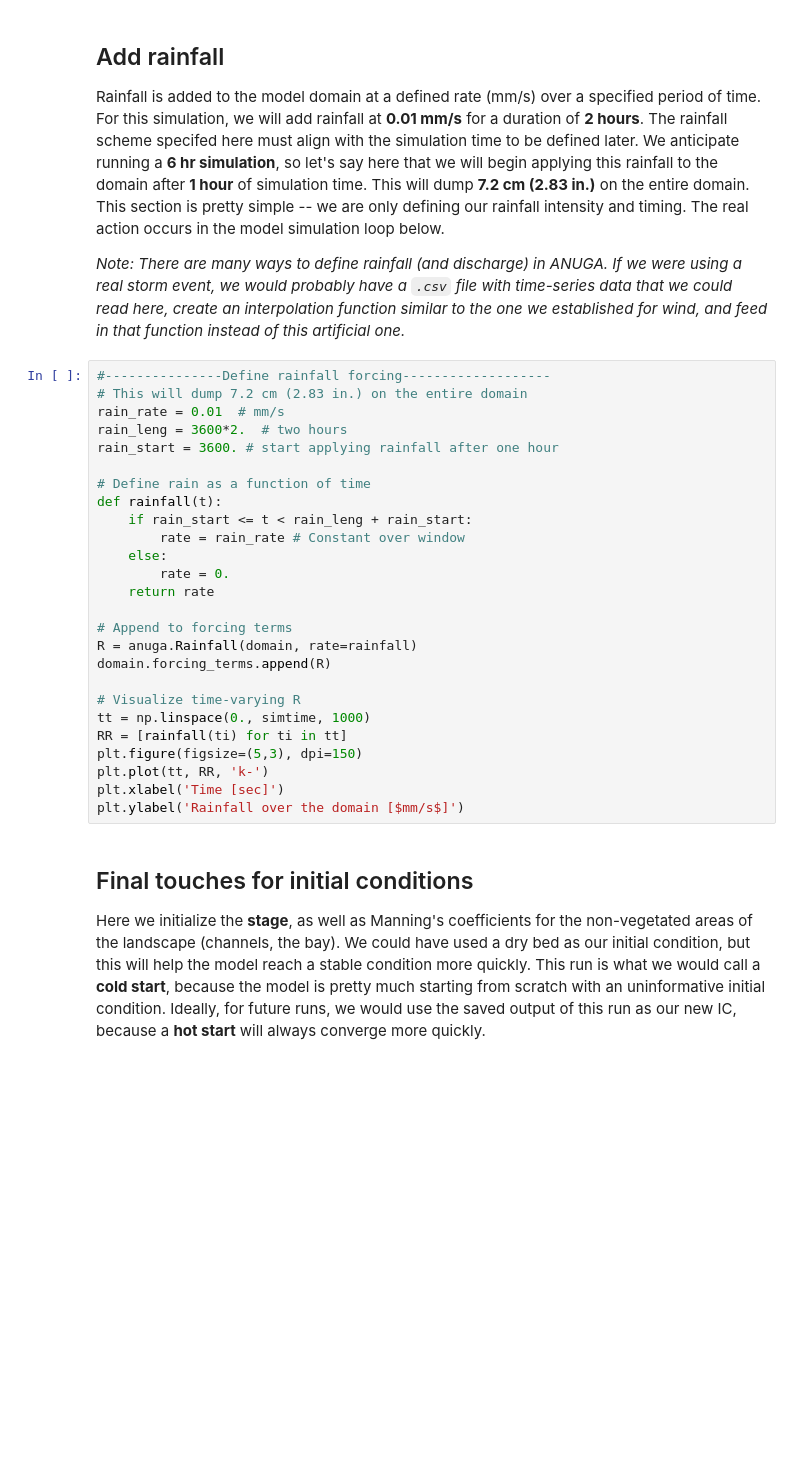
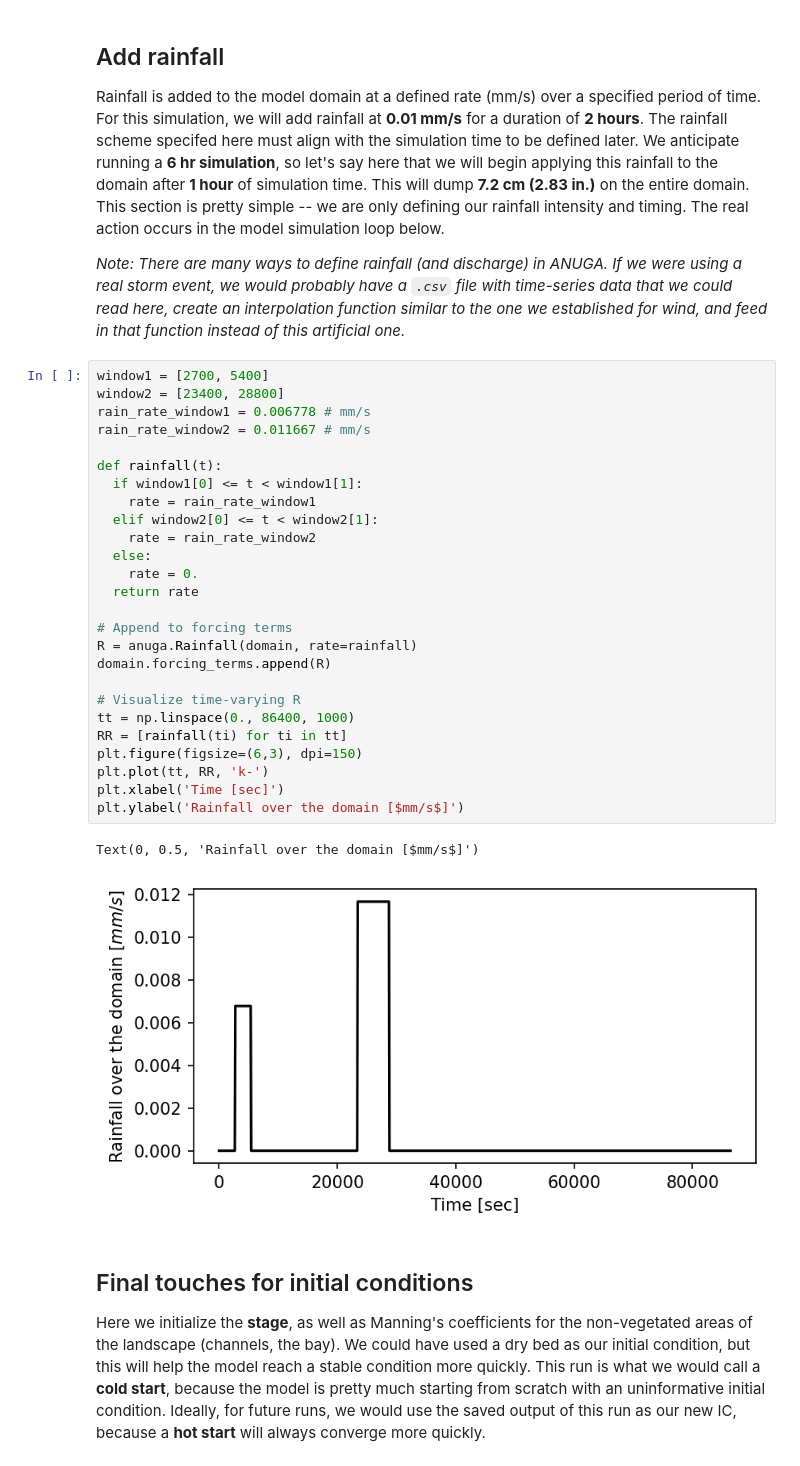
Before and after one commit to suzanatimilsina/ANUGA_OnionCreek_Tutorial, a Jupyter notebook: notebooks/notebook1.ipynb, the cells around one changed output. Drawn from its saved outputs; the diff is of its cells as text; blank space fills up the shorter version.

```diff
--- a/notebooks/notebook1.ipynb
+++ b/notebooks/notebook1.ipynb
@@ -211,31 +296,34 @@ Rainfall is added to the model domain at a defined rate (mm/s) over a specified
 
 *Note: There are many ways to define rainfall (and discharge) in ANUGA. If we were using a real storm event, we would probably have a `.csv` file with time-series data that we could read here, create an interpolation function similar to the one we established for wind, and feed in that function instead of this artificial one.*
 # %%
-#---------------Define rainfall forcing-------------------
-# This will dump 7.2 cm (2.83 in.) on the entire domain
-rain_rate = 0.01  # mm/s
-rain_leng = 3600*2.  # two hours
-rain_start = 3600. # start applying rainfall after one hour
+window1 = [2700, 5400]
+window2 = [23400, 28800]
+rain_rate_window1 = 0.006778 # mm/s
+rain_rate_window2 = 0.011667 # mm/s
 
-# Define rain as a function of time
 def rainfall(t):
-    if rain_start <= t < rain_leng + rain_start:
-        rate = rain_rate # Constant over window
-    else:
-        rate = 0.
-    return rate
+  if window1[0] <= t < window1[1]:
+    rate = rain_rate_window1
+  elif window2[0] <= t < window2[1]:
+    rate = rain_rate_window2
+  else:
+    rate = 0.
+  return rate
 
 # Append to forcing terms
 R = anuga.Rainfall(domain, rate=rainfall)
 domain.forcing_terms.append(R)
 
 # Visualize time-varying R
-tt = np.linspace(0., simtime, 1000)
+tt = np.linspace(0., 86400, 1000)
 RR = [rainfall(ti) for ti in tt]
-plt.figure(figsize=(5,3), dpi=150)
+plt.figure(figsize=(6,3), dpi=150)
 plt.plot(tt, RR, 'k-')
 plt.xlabel('Time [sec]')
 plt.ylabel('Rainfall over the domain [$mm/s$]')
+# %% [output]
+Text(0, 0.5, 'Rainfall over the domain [$mm/s$]')
+[figure, added]
 # %% [markdown]
 ## Final touches for initial conditions
 
```
Also changed, not shown: parts of 21 cells of this notebook, 1 other file.
